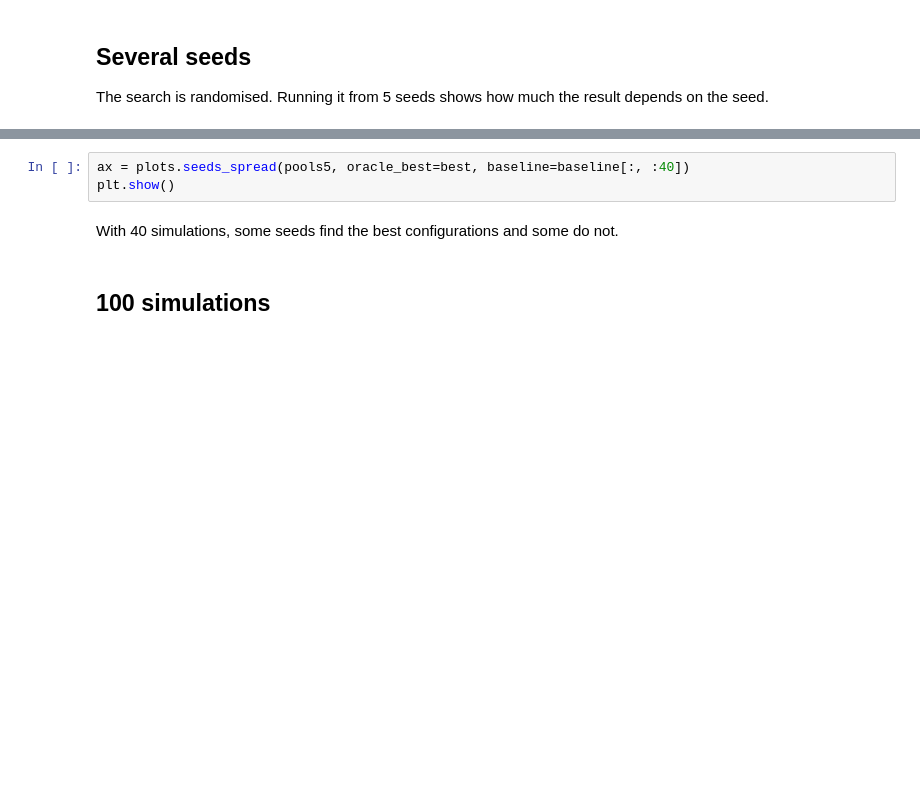
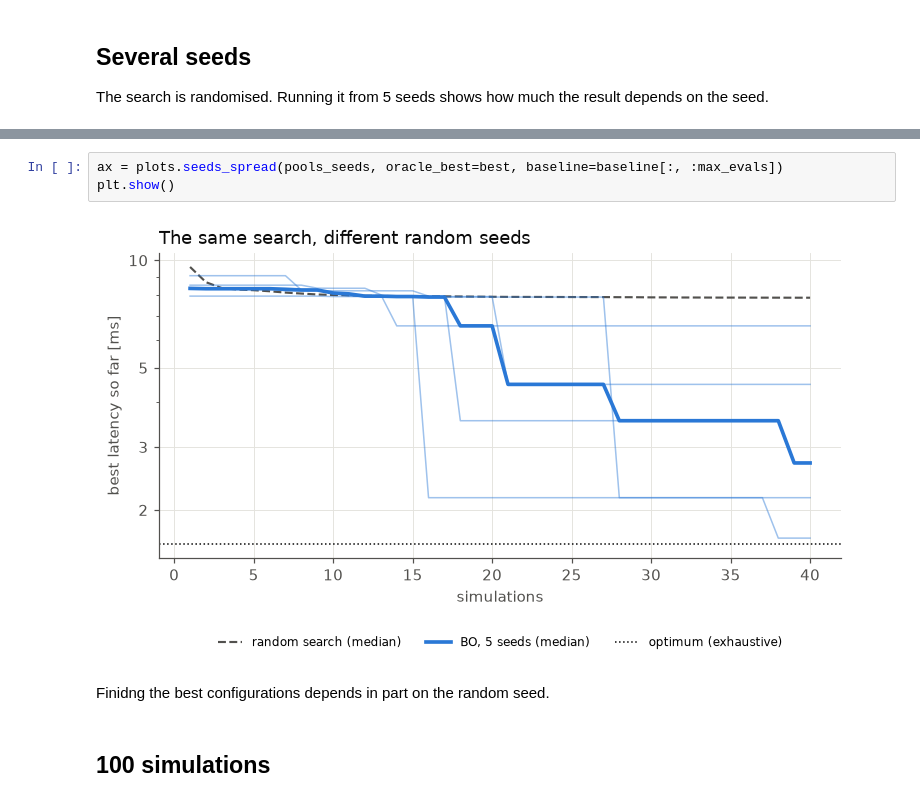
Before and after one commit to oowekyala/esweek2026-dse-tutorial, a Jupyter notebook: notebooks/03_search.ipynb, the cells around one changed output, grey strips where cells are left out. Cells and saved outputs as stored; diff of their text form; blank space fills up the shorter version.

```diff
--- a/notebooks/03_search.ipynb
+++ b/notebooks/03_search.ipynb
@@ -67,8 +100,10 @@ for seed, p in sorted(pools5.items()):
 # %%
-ax = plots.seeds_spread(pools5, oracle_best=best, baseline=baseline[:, :40])
+ax = plots.seeds_spread(pools_seeds, oracle_best=best, baseline=baseline[:, :max_evals])
 plt.show()
+# %% [output]
+[figure, added]
 # %% [markdown]
-With 40 simulations, some seeds find the best configurations and some do not.
+Finidng the best configurations depends in part on the random seed.
 # %% [markdown]
 ## 100 simulations
 # %%
```
Also changed, not shown: parts of 12 cells of this notebook, 3 other files.
